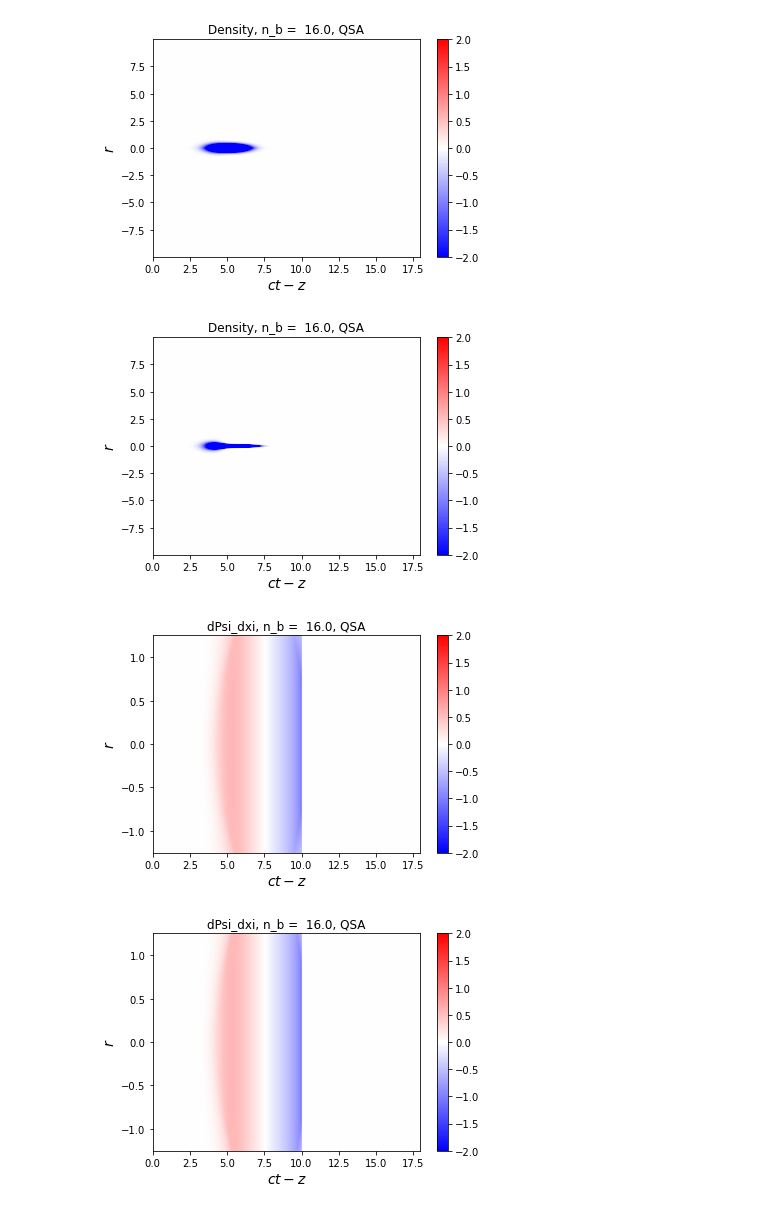
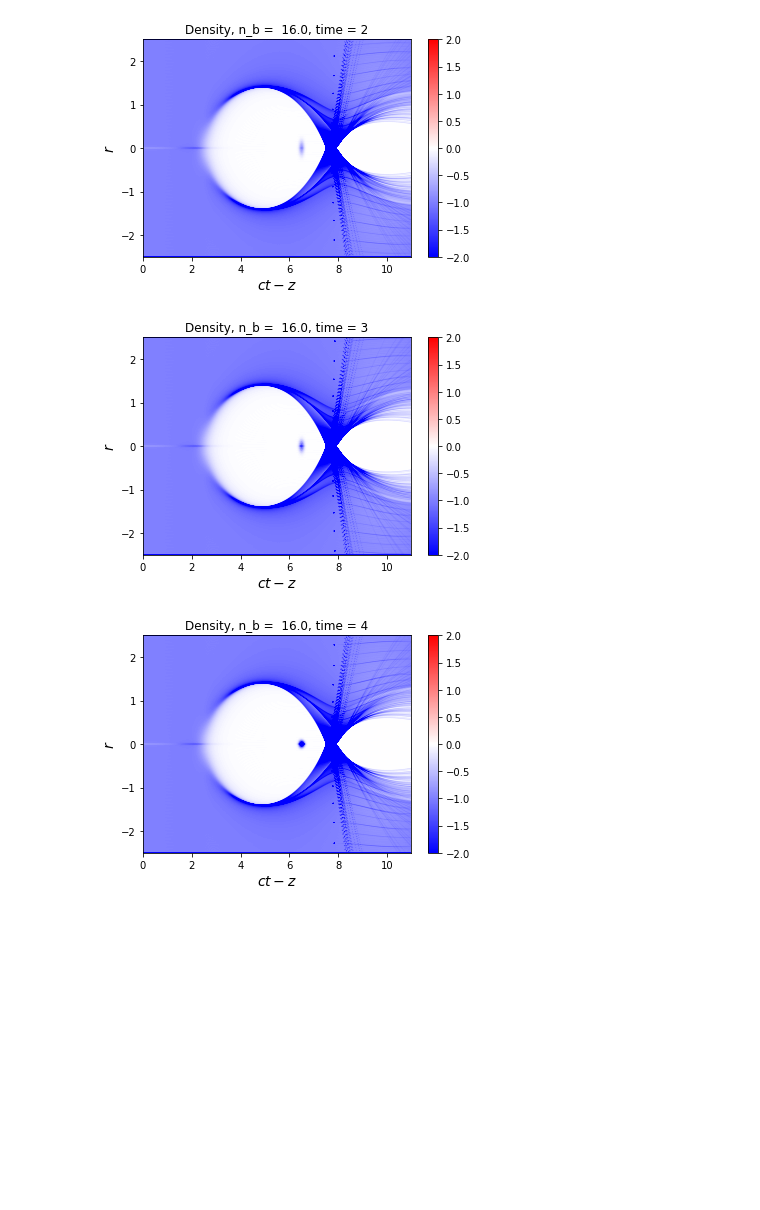
Before and after one commit to viktoriiazakharova/QSA_PWFA, a Jupyter notebook: example/sim_test_quick.ipynb, the cells around one changed output. Saved outputs shown, nothing was run; the diff lists cells and outputs as text; code cells hidden in the pictures; blank space fills up the shorter version.

Commit message:
- another bugfix in crossing_axis  - added a bunch diags class  - updated examples

```diff
--- a/example/sim_test_quick.ipynb
+++ b/example/sim_test_quick.ipynb
@@ -16,23 +16,36 @@ n_plasma = 1e17 * 1e6
 k_p_inv = (e**2 / m_e /  c**2  / epsilon_0 * n_plasma)**-0.5
 field_dim = c**2 * m_e / e / k_p_inv
 # %%
-# Beam
+# Beam driver
 n_b = 16.
 R_b = 0.25
-ksi0 = 5.
-R_xi = 1.
+ksi0 = 2.5
+R_xi = 0.25
+gamma_b = 1000
+dt_drv = 2 * np.pi * (2 * gamma_b)**.5 / 20
+
+# Beam trailing
+n_b2 = 1.
+R_b2 = 0.1
+ksi02 = 6.5
+R_xi2 = 0.1
+gamma_b2 = 200
+dt_trail = 2 * np.pi * (2 * gamma_b2)**.5 / 20
 
 # plasma
-L_xi = 18.
-L_r = 10.
+L_xi = 11.
+L_r = 5.
 
 # grid
-N_xi = 512 * 8
-N_r = 512
+N_xi = 512 * 2
+N_r = 512 * 2
 
 d_xi = L_xi / N_xi
 dr = L_r / N_r
 
 Q_tot = n_b * (2*np.pi)**1.5 * (k_p_inv*R_b)**2 * (k_p_inv*R_xi) * 1e23 * e * 1e12
 print(Q_tot)
+
+Q_tot = n_b2 * (2*np.pi)**1.5 * (k_p_inv*R_b2)**2 * (k_p_inv*R_xi2) * 1e23 * e * 1e12
+print(Q_tot)
 # %% [output]
@@ -62,16 +78,16 @@ sim.run_steps(2, iter_max=50, rel_err_max=4e-3, mixing_factor=0.06, track_conver
 # %%
-for diag in sim.diagnostics:
-    ext = np.array([diag.xi.min(),
-                    diag.xi.max(),
-                   -diag.grid.rmax  ,
-                    diag.grid.rmax ])
+for diag in (sim.diagnostics[0],):
+    ext = np.array([ diag.xi.min(),
+                     diag.xi.max(),
+                    -diag.grid.rmax,
+                     diag.grid.rmax ])
 
     for fld in diag.fields:
-        for outout in diag.outputs:
+        for i_t, outout in enumerate(diag.outputs[::4]):
             val = outout[fld]
             val_ext = np.hstack((val[:,1:][:,::-1], val[:,1:]))
 
-            plt.figure(figsize=(6,4))
+            plt.figure()
 
             vmax = 2
             plt.imshow(val_ext.T,
@@ -87,5 +103,5 @@ for diag in sim.diagnostics:
             plt.xlabel(r'$ct-z$', fontsize=14)
             plt.ylabel(r'$r$', fontsize=14)
 
-            plt.title(f"{fld}, n_b =  {n_b}, QSA")
+            plt.title(f"{fld}, n_b =  {n_b}, time = {i_t}")
 # %% [output]
@@ -94,4 +110,3 @@ for diag in sim.diagnostics:
-[figure, old version]
+[figure, new version]
-[figure, old version]
+[figure, new version]
-[figure, old version]
+[figure, new version]
-[figure, removed]
```
Also changed, not shown: parts of 7 cells of this notebook, 3 other files.
